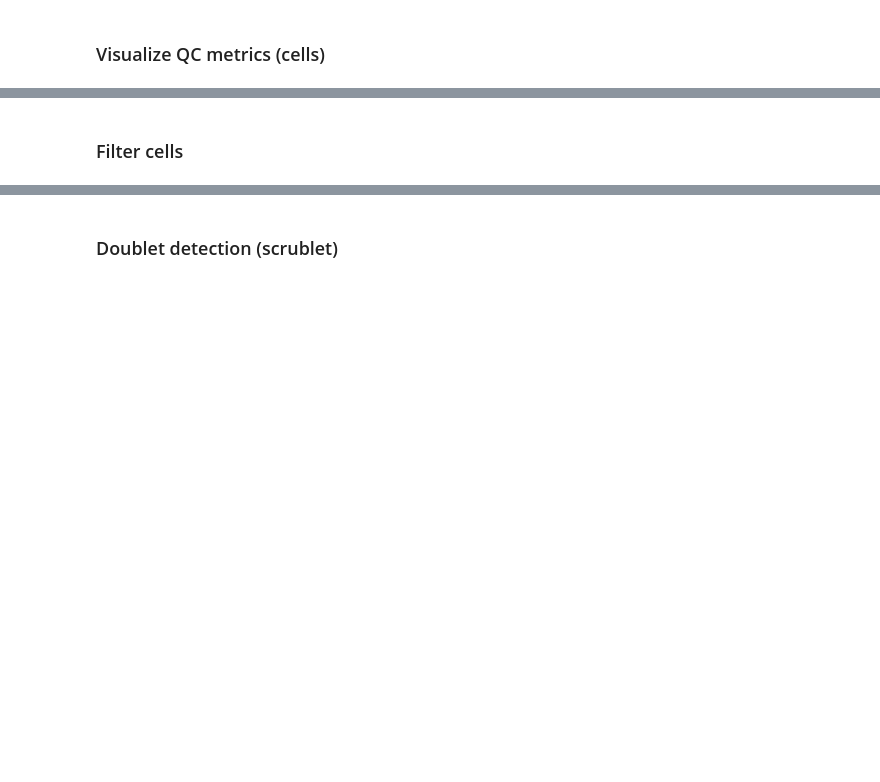
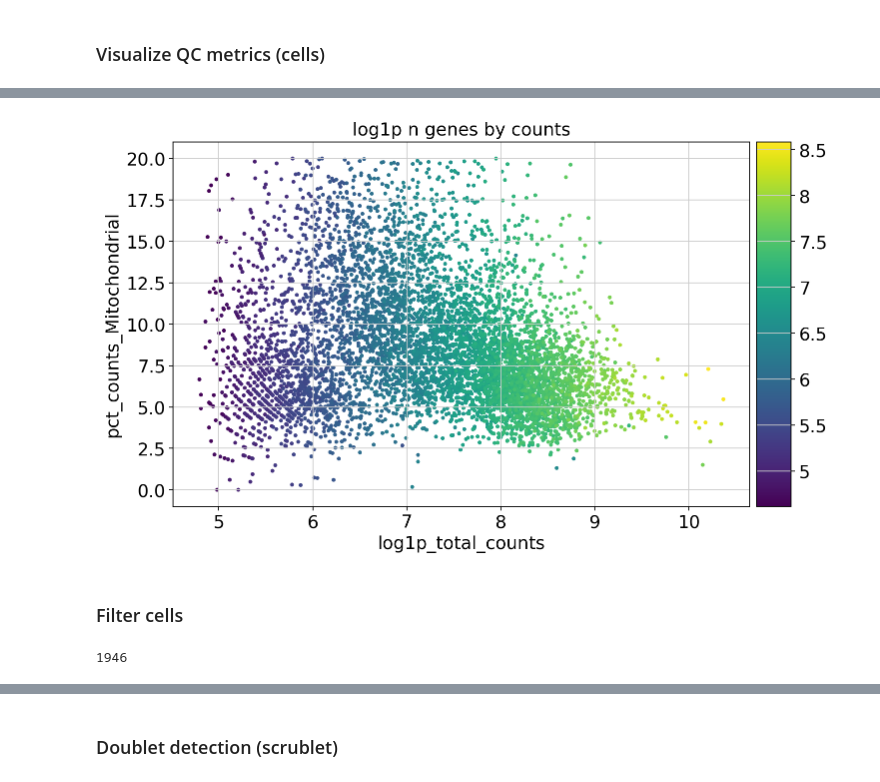
Before and after one commit to charlesrcrain/bms225a, a Jupyter notebook: bms225a_ds_workshop_3_student_notebook_2025.ipynb, the cells around one changed output, grey strips where cells are left out. Drawn from its saved outputs; the diff is of its cells as text; code cells hidden in the pictures; blank space fills up the shorter version.

```diff
--- a/bms225a_ds_workshop_3_student_notebook_2025.ipynb
+++ b/bms225a_ds_workshop_3_student_notebook_2025.ipynb
@@ -137,9 +222,15 @@ sc.pl.violin(
 # %%
-sc.pl.scatter(adata, "log1p_total_counts", "pct_counts_mt", color="log1p_n_genes_by_counts",size=50)
+sc.pl.scatter(adata, "log1p_total_counts", "pct_counts_Mitochondrial", color="log1p_n_genes_by_counts",size=50)
+# %% [output]
+[figure, added]
 # %% [markdown]
 ### Filter cells
 # %%
 # [🔺] pandas practice: How many cells have log1p_total_counts above 8?
+
+print((adata.obs[adata.obs.log1p_total_counts > 8]).shape[0])
+# %% [output]
+1946
 # %%
 ##################################################
 # [🔺] filter out cells by choosing QC thresholds for 'log1p_total_counts' and 'pct_counts_mt' based on the above plots
```
Also changed, not shown: parts of 53 cells of this notebook.
